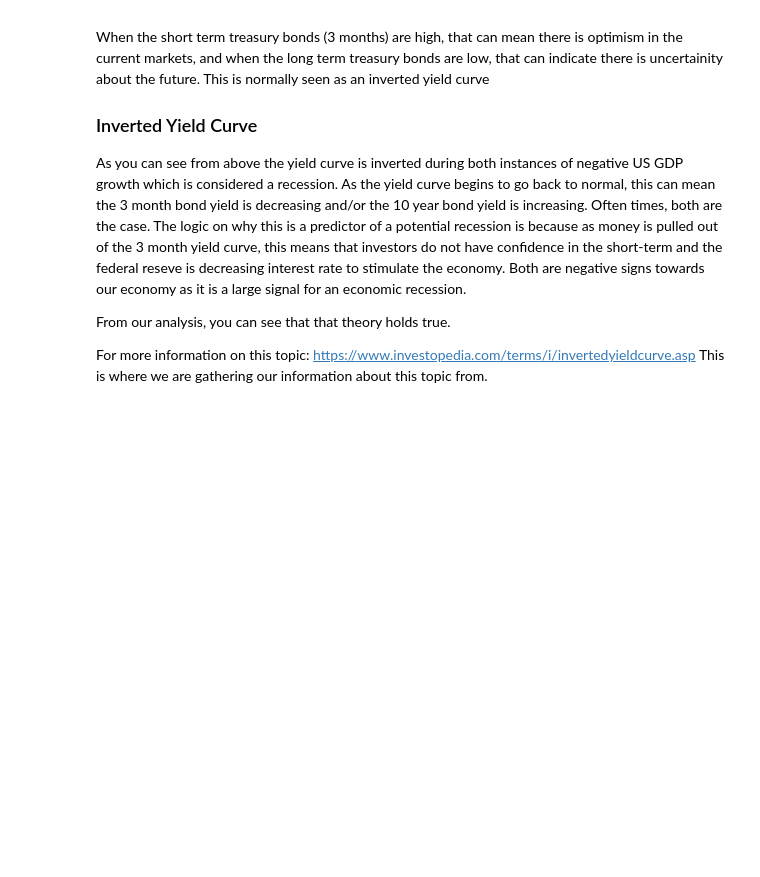
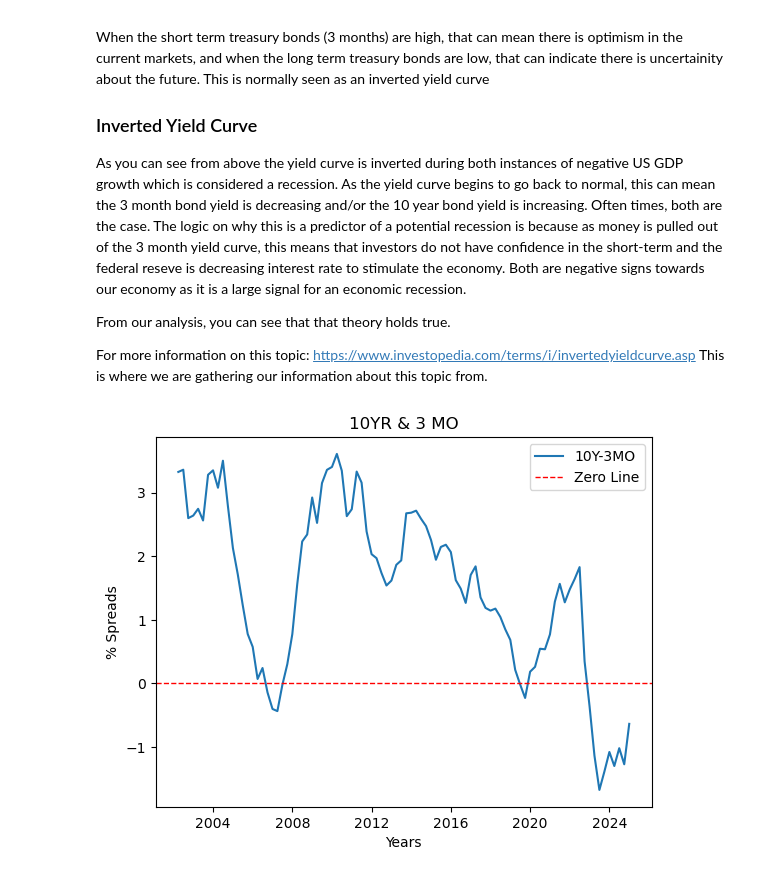
Before and after one commit to toanpro24/project_yield, a Jupyter notebook: CMSE202_Final_Team3.ipynb, the cells around one changed output. Cells and saved outputs as stored; diff of their text form; code cells hidden in the pictures; blank space fills up the shorter version.

```diff
--- a/CMSE202_Final_Team3.ipynb
+++ b/CMSE202_Final_Team3.ipynb
@@ -302,3 +302,14 @@ From our analysis, you can see that that theory holds true.
 
 For more information on this topic: https://www.investopedia.com/terms/i/invertedyieldcurve.asp
 This is where we are gathering our information about this topic from.
+# %%
+plt.plot(full_data['DATE'], full_data['Yield_Curve_10Y_3MO'], label='10Y-3MO')
+plt.plot(full_data['DATE'], full_data['Yield_Curve_10Y_3MO'], label='10Y-3MO')
+plt.axhline(y=0, color='red', linestyle='--', linewidth=1, label="Zero Line")
+plt.xlabel("Years")
+plt.ylabel("% Spreads")
+plt.legend()
+plt.title("10YR & 3 MO")
+plt.show()
+# %% [output]
+[figure, added]
```
Also changed, not shown: parts of 2 cells of this notebook.
